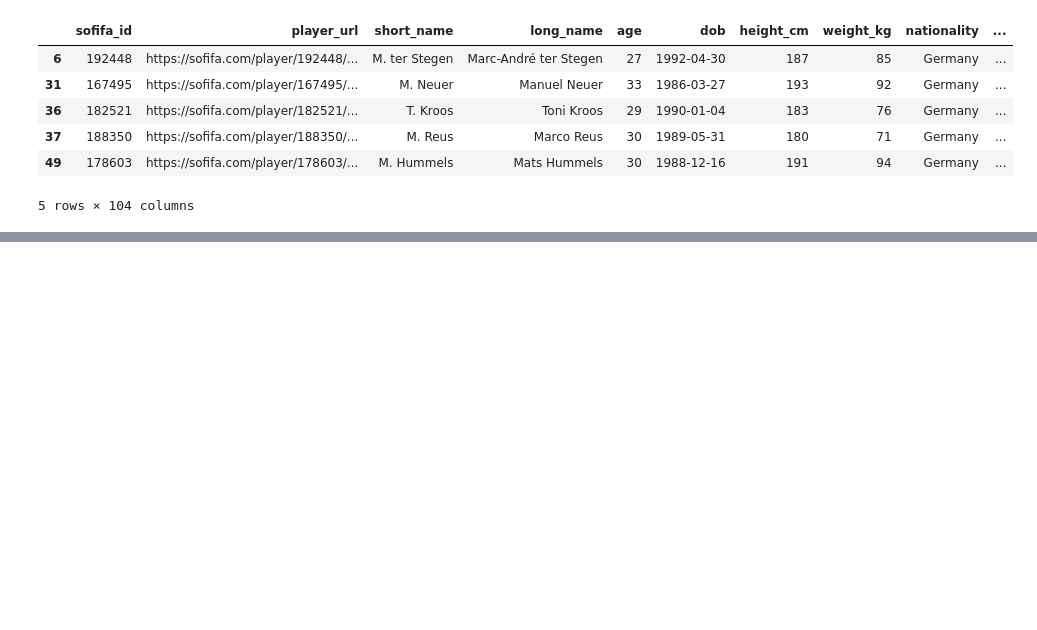
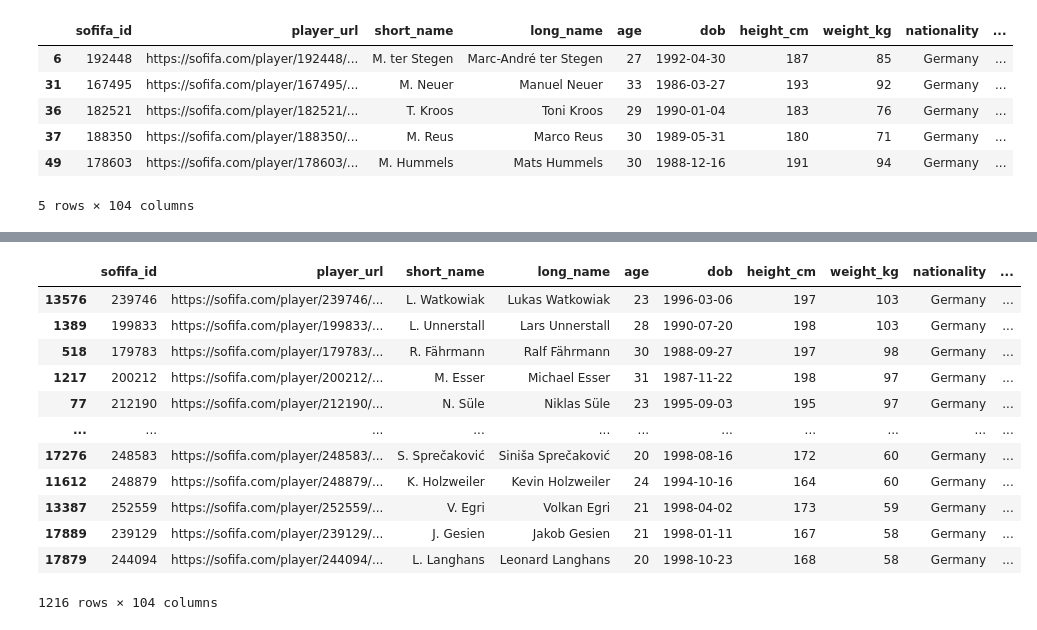
Before and after one commit to imamahasane/Data_Analysis_Practices, a Jupyter notebook: FIFA_Data_Analysis/FIFA_Data.ipynb, the cells around one changed output, grey strips where cells are left out. Drawn from its saved outputs; the diff is of its cells as text; code cells hidden in the pictures; blank space fills up the shorter version.

```diff
--- a/FIFA_Data_Analysis/FIFA_Data.ipynb
+++ b/FIFA_Data_Analysis/FIFA_Data.ipynb
@@ -232,0 +260,17 @@ germany.head()
+# %%
+b = germany.sort_values(by = ['weight_kg'], ascending = False)
+b
+# %% [output]
+|  | sofifa_id | player_url | short_name | long_name | age | dob | height_cm | weight_kg | nationality | ... |
+| 13576 | 239746 | https://sofifa.com/player/239746/... | L. Watkowiak | Lukas Watkowiak | 23 | 1996-03-06 | 197 | 103 | Germany | ... |
+| 1389 | 199833 | https://sofifa.com/player/199833/... | L. Unnerstall | Lars Unnerstall | 28 | 1990-07-20 | 198 | 103 | Germany | ... |
+| 518 | 179783 | https://sofifa.com/player/179783/... | R. Fährmann | Ralf Fährmann | 30 | 1988-09-27 | 197 | 98 | Germany | ... |
+| 1217 | 200212 | https://sofifa.com/player/200212/... | M. Esser | Michael Esser | 31 | 1987-11-22 | 198 | 97 | Germany | ... |
+| 77 | 212190 | https://sofifa.com/player/212190/... | N. Süle | Niklas Süle | 23 | 1995-09-03 | 195 | 97 | Germany | ... |
+| ... | ... | ... | ... | ... | ... | ... | ... | ... | ... | ... |
+| 17276 | 248583 | https://sofifa.com/player/248583/... | S. Sprečaković | Siniša Sprečaković | 20 | 1998-08-16 | 172 | 60 | Germany | ... |
+| 11612 | 248879 | https://sofifa.com/player/248879/... | K. Holzweiler | Kevin Holzweiler | 24 | 1994-10-16 | 164 | 60 | Germany | ... |
+| 13387 | 252559 | https://sofifa.com/player/252559/... | V. Egri | Volkan Egri | 21 | 1998-04-02 | 173 | 59 | Germany | ... |
+| 17889 | 239129 | https://sofifa.com/player/239129/... | J. Gesien | Jakob Gesien | 21 | 1998-01-11 | 167 | 58 | Germany | ... |
+| 17879 | 244094 | https://sofifa.com/player/244094/... | L. Langhans | Leonard Langhans | 20 | 1998-10-23 | 168 | 58 | Germany | ... |
+1216 rows × 104 columns
```
Also changed, not shown: parts of 13 cells of this notebook.
